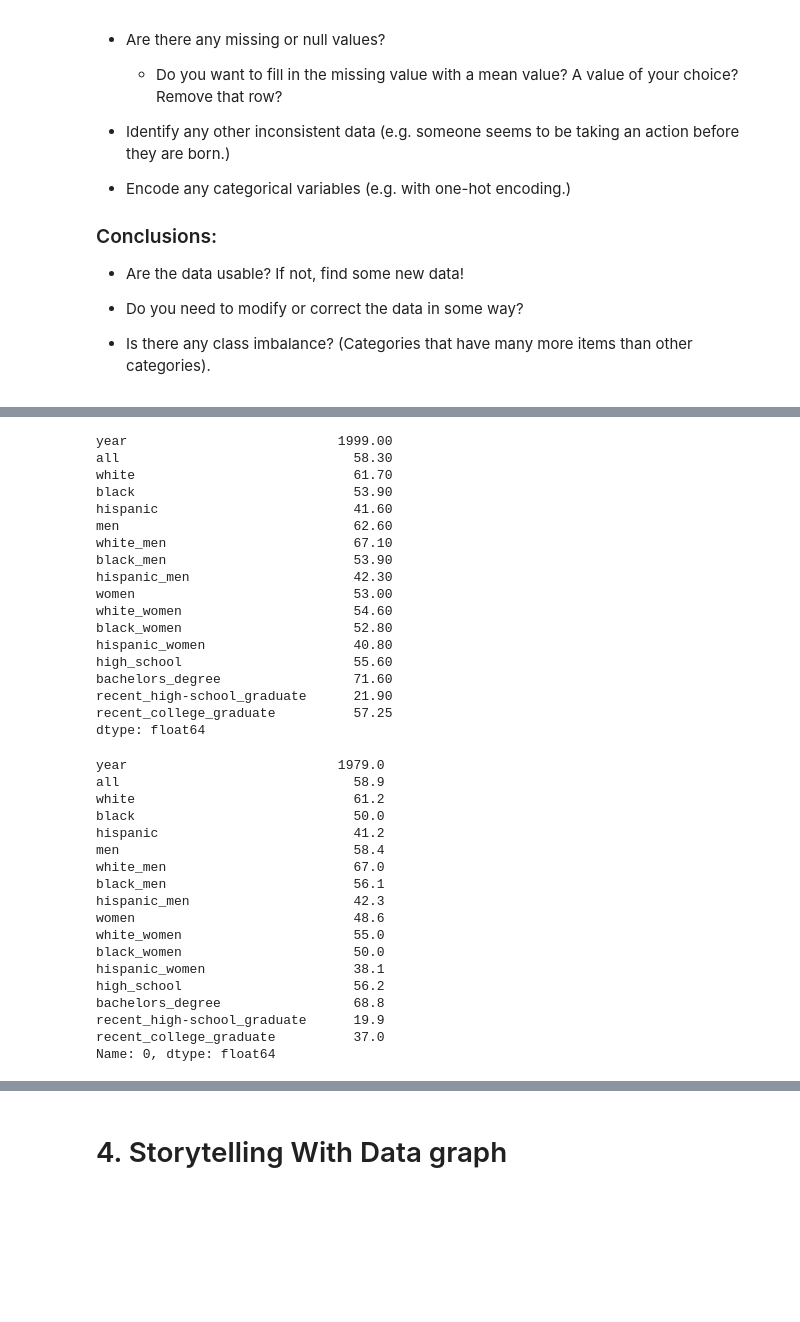
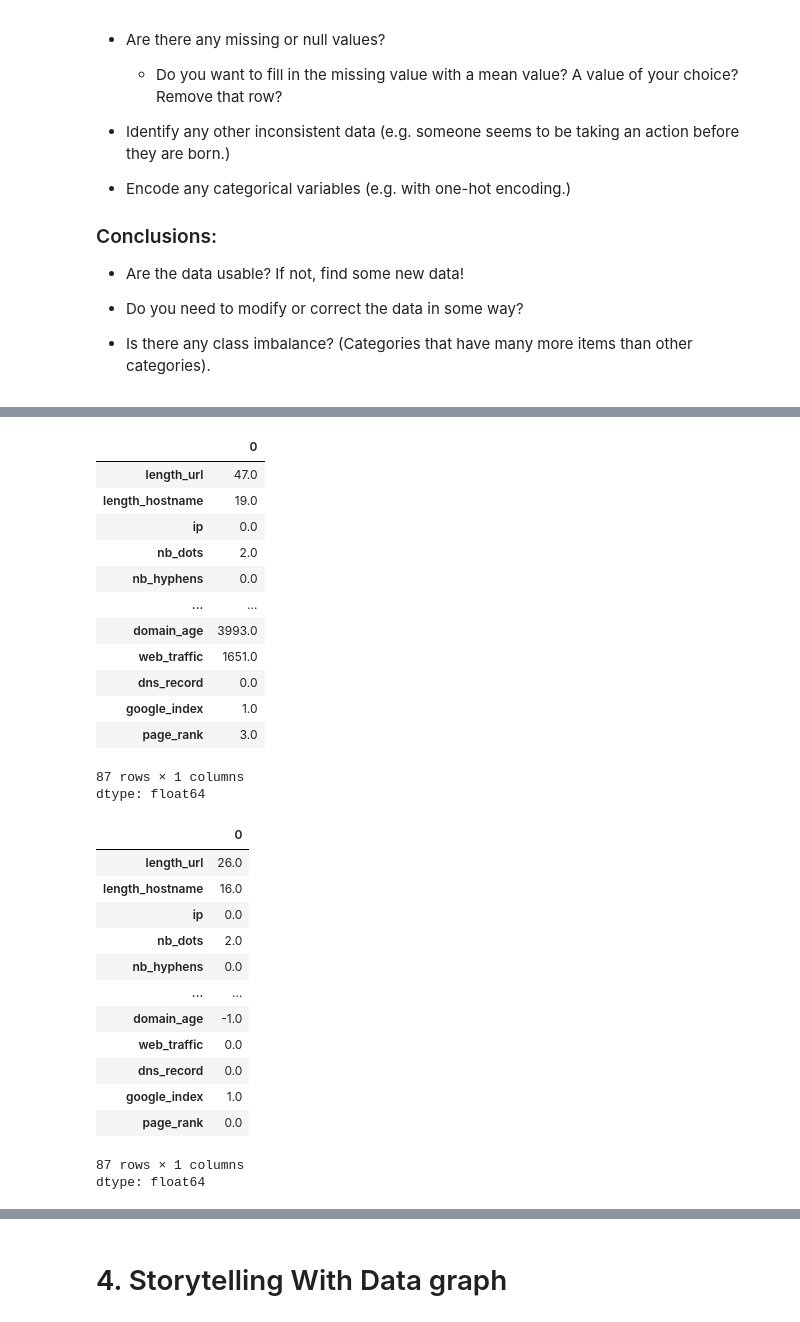
Before and after one commit to Rocking-Priya/2025-spring-B2, a Jupyter notebook: Week2.ipynb, the cells around one changed output, grey strips where cells are left out. Drawn from its saved outputs; the diff is of its cells as text; code cells hidden in the pictures; blank space fills up the shorter version.

```diff
--- a/Week2.ipynb
+++ b/Week2.ipynb
@@ -109 +111,3 @@ np.int64(0)
+# %%
+numerical_features_df = df.select_dtypes(include=np.number)
 # %%
@@ -129,44 +129,36 @@ recent_college_graduate          54.170588
 dtype: float64
 # %%
-df_health.median()
+numerical_features_df.median()
 # %% [output]
+|  | 0 |
+| length_url | 47.0 |
+| length_hostname | 19.0 |
+| ip | 0.0 |
+| nb_dots | 2.0 |
+| nb_hyphens | 0.0 |
+| ... | ... |
+| domain_age | 3993.0 |
+| web_traffic | 1651.0 |
+| dns_record | 0.0 |
+| google_index | 1.0 |
+| page_rank | 3.0 |
-year                           1999.00
-all                              58.30
-white                            61.70
-black                            53.90
-hispanic                         41.60
-men                              62.60
-white_men                        67.10
-black_men                        53.90
-hispanic_men                     42.30
-women                            53.00
-white_women                      54.60
-black_women                      52.80
-hispanic_women                   40.80
-high_school                      55.60
-bachelors_degree                 71.60
-recent_high-school_graduate      21.90
-recent_college_graduate          57.25
+87 rows × 1 columns
 dtype: float64
 # %%
-df_health.mode().iloc[0]
+numerical_features_df.mode().iloc[0]
 # %% [output]
+|  | 0 |
+| length_url | 26.0 |
+| length_hostname | 16.0 |
+| ip | 0.0 |
+| nb_dots | 2.0 |
+| nb_hyphens | 0.0 |
+| ... | ... |
+| domain_age | -1.0 |
+| web_traffic | 0.0 |
+| dns_record | 0.0 |
+| google_index | 1.0 |
+| page_rank | 0.0 |
-year                           1979.0
-all                              58.9
-white                            61.2
-black                            50.0
-hispanic                         41.2
-men                              58.4
-white_men                        67.0
-black_men                        56.1
-hispanic_men                     42.3
-women                            48.6
-white_women                      55.0
-black_women                      50.0
-hispanic_women                   38.1
-high_school                      56.2
-bachelors_degree                 68.8
-recent_high-school_graduate      19.9
-recent_college_graduate          37.0
-Name: 0, dtype: float64
+87 rows × 1 columns
+dtype: float64
 # %%
```
Also changed, not shown: parts of 16 cells of this notebook.
